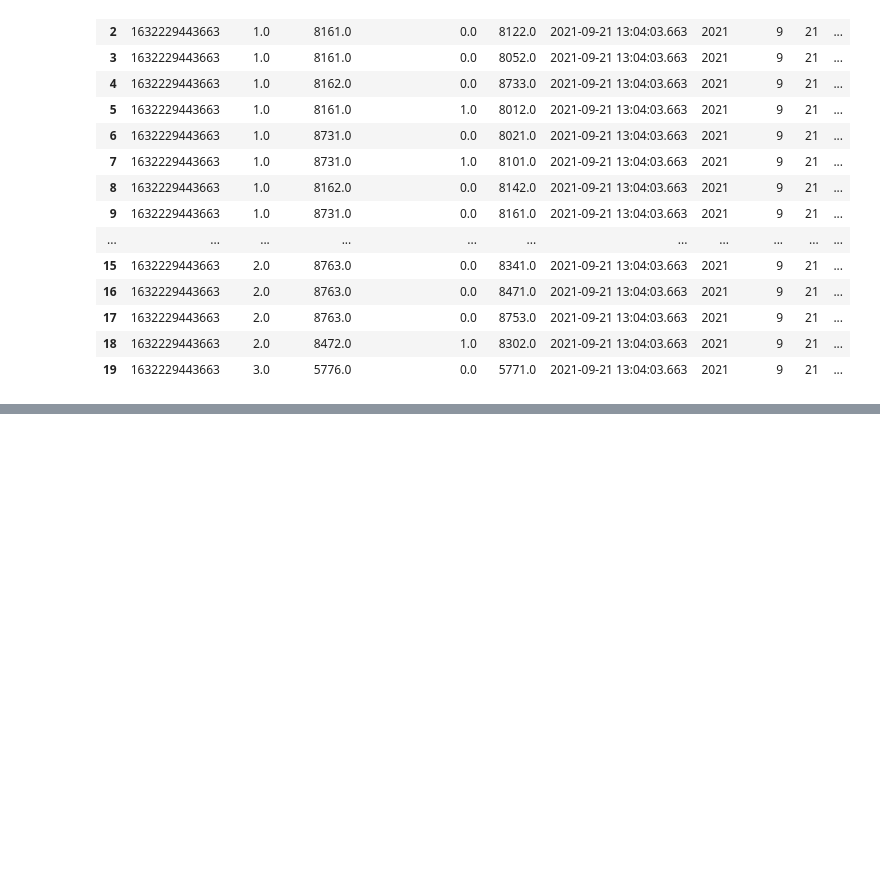
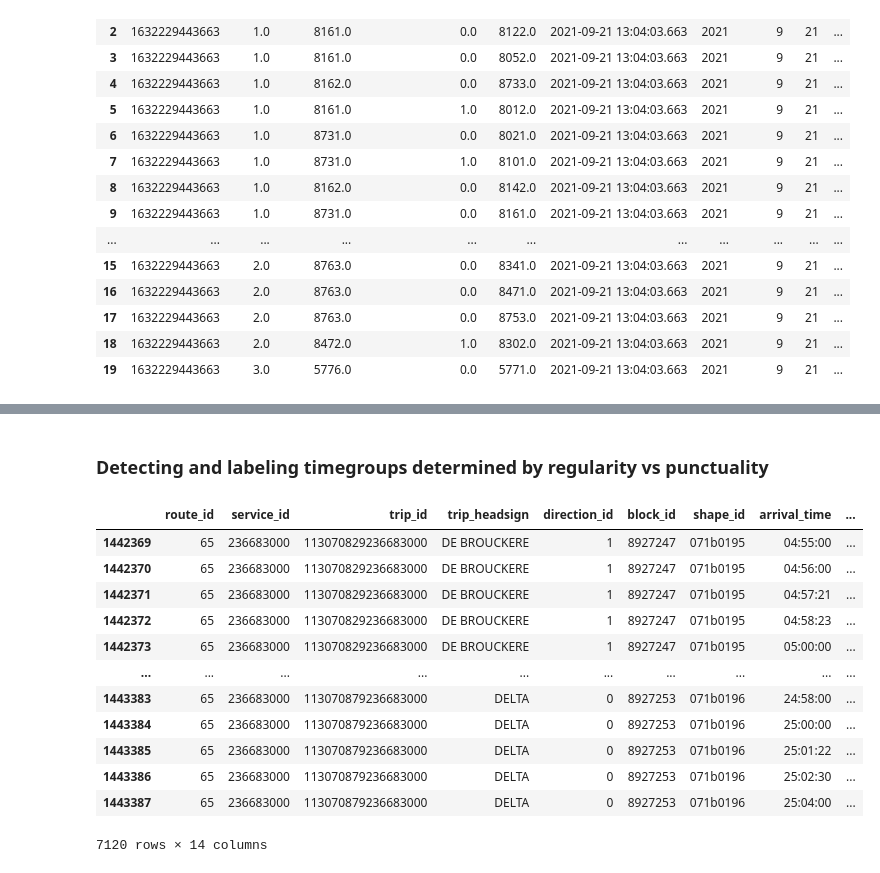
Before and after one commit to Action52/hack_my_ride, a Jupyter notebook: ExploratoryDataAnalysis.ipynb, the cells around one changed output, grey strips where cells are left out. Cells and saved outputs as stored; diff of their text form; code cells hidden in the pictures; blank space fills up the shorter version.

```diff
--- a/ExploratoryDataAnalysis.ipynb
+++ b/ExploratoryDataAnalysis.ipynb
@@ -501,0 +474,2 @@ awt_cimetiere
+# %% [markdown]
+### Detecting and labeling timegroups determined by regularity vs punctuality
@@ -501,0 +484,16 @@ awt_cimetiere
+# %%
+gk.routes.build_route_timetable(feed, route_id='65', dates=['20210908'])
+# %% [output]
+|  | route_id | service_id | trip_id | trip_headsign | direction_id | block_id | shape_id | arrival_time | ... |
+| 1442369 | 65 | 236683000 | 113070829236683000 | DE BROUCKERE | 1 | 8927247 | 071b0195 | 04:55:00 | ... |
+| 1442370 | 65 | 236683000 | 113070829236683000 | DE BROUCKERE | 1 | 8927247 | 071b0195 | 04:56:00 | ... |
+| 1442371 | 65 | 236683000 | 113070829236683000 | DE BROUCKERE | 1 | 8927247 | 071b0195 | 04:57:21 | ... |
+| 1442372 | 65 | 236683000 | 113070829236683000 | DE BROUCKERE | 1 | 8927247 | 071b0195 | 04:58:23 | ... |
+| 1442373 | 65 | 236683000 | 113070829236683000 | DE BROUCKERE | 1 | 8927247 | 071b0195 | 05:00:00 | ... |
+| ... | ... | ... | ... | ... | ... | ... | ... | ... | ... |
+| 1443383 | 65 | 236683000 | 113070879236683000 | DELTA | 0 | 8927253 | 071b0196 | 24:58:00 | ... |
+| 1443384 | 65 | 236683000 | 113070879236683000 | DELTA | 0 | 8927253 | 071b0196 | 25:00:00 | ... |
+| 1443385 | 65 | 236683000 | 113070879236683000 | DELTA | 0 | 8927253 | 071b0196 | 25:01:22 | ... |
+| 1443386 | 65 | 236683000 | 113070879236683000 | DELTA | 0 | 8927253 | 071b0196 | 25:02:30 | ... |
+| 1443387 | 65 | 236683000 | 113070879236683000 | DELTA | 0 | 8927253 | 071b0196 | 25:04:00 | ... |
+7120 rows × 14 columns
```
Also changed, not shown: parts of 53 cells of this notebook, 3 other files.
